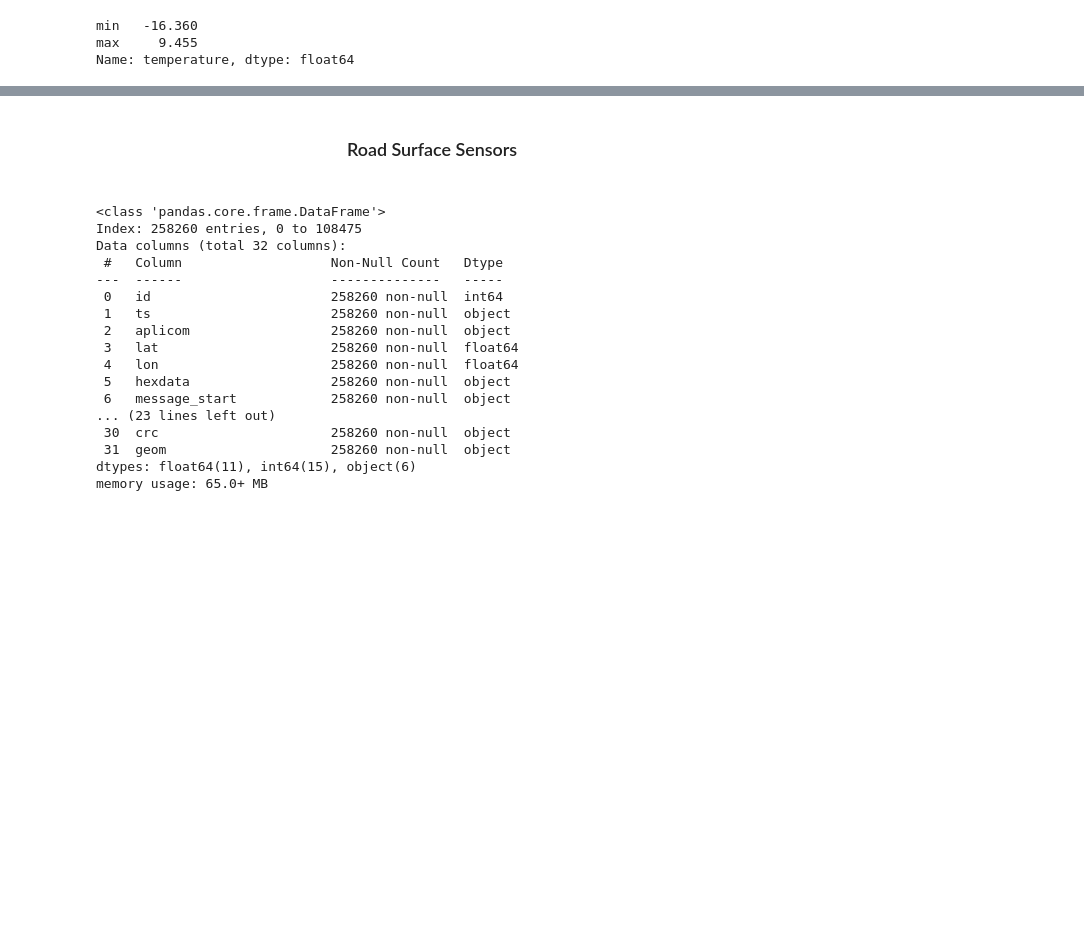
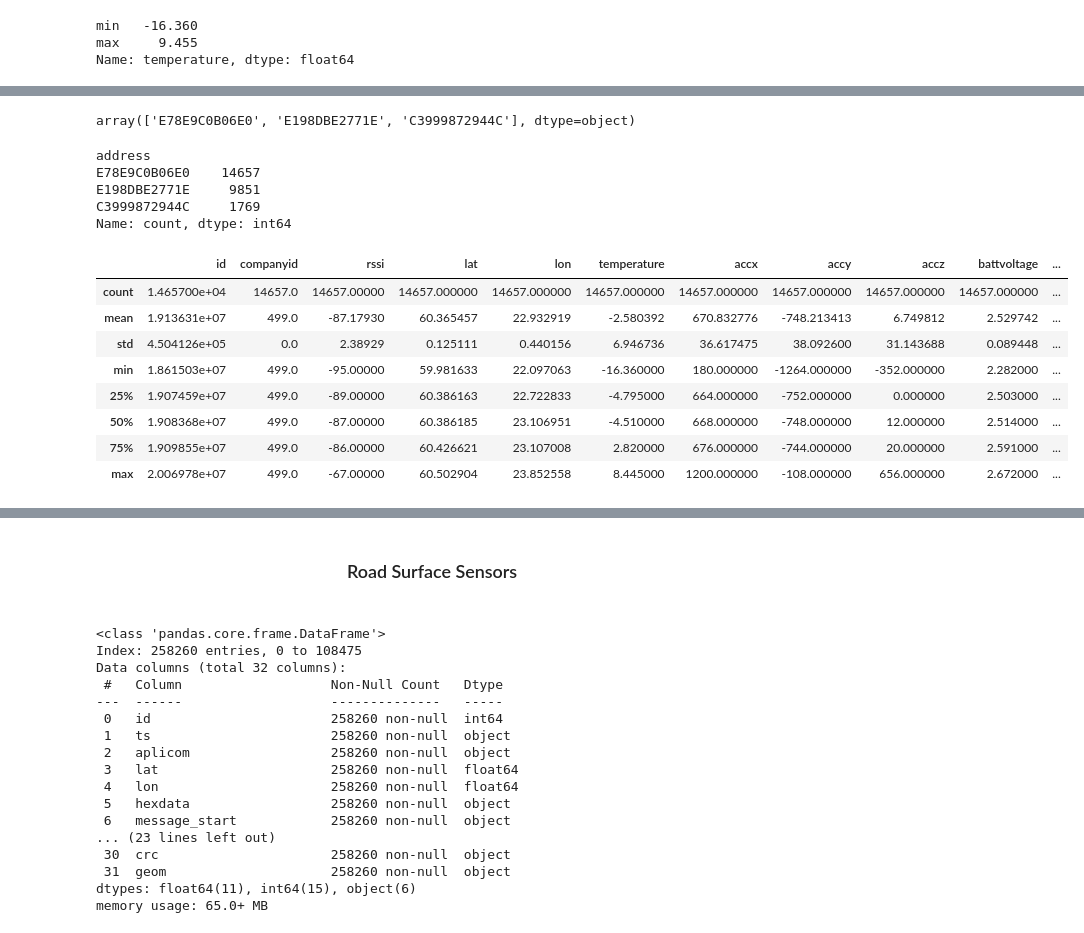
Before and after one commit to Mortti11/Hazard_Situation_Analysis_and_Prediction, a Jupyter notebook: analyzing.ipynb, the cells around one changed output, grey strips where cells are left out. Saved outputs shown, nothing was run; the diff lists cells and outputs as text; code cells hidden in the pictures; blank space fills up the shorter version.

```diff
--- a/analyzing.ipynb
+++ b/analyzing.ipynb
@@ -529,6 +762,0 @@ both counters: 1
-# %%
-# Calculate acceleration magnitude
-motion_df['acc_magnitude']=np.sqrt(motion_df['accx']**2 + motion_df['accy']**2 + motion_df['accz']**2)
-
-print("Acceleration magnitude stats:")
-print(motion_df['acc_magnitude'].describe().round(1))
@@ -546,8 +762,0 @@ Name: acc_magnitude, dtype: float64
-# %%
-# i am going to find where the acceleration is high
-motion_df['hour'] = motion_df['ts'].dt.hour
-threshold_high = motion_df['acc_magnitude'].quantile(0.99)
-high_acceleration = motion_df[motion_df['acc_magnitude'] > threshold_high]
-
-print(high_acceleration.shape)
-high_acceleration["hour"].value_counts().head()
@@ -617,0 +775,26 @@ peak_motion
+# %%
+motion_df['address'].unique()
+# I have three motion sensors
+# %% [output]
+array(['E78E9C0B06E0', 'E198DBE2771E', 'C3999872944C'], dtype=object)
+# %%
+motion_df["address"].value_counts()
+# %% [output]
+address
+E78E9C0B06E0    14657
+E198DBE2771E     9851
+C3999872944C     1769
+Name: count, dtype: int64
+# %%
+# Let's analyze each sessor separately:
+motion_df[motion_df["address"] == 'E78E9C0B06E0'].describe()
+# %% [output]
+|  | id | companyid | rssi | lat | lon | temperature | accx | accy | accz | battvoltage | ... |
+| count | 1.465700e+04 | 14657.0 | 14657.00000 | 14657.000000 | 14657.000000 | 14657.000000 | 14657.000000 | 14657.000000 | 14657.000000 | 14657.000000 | ... |
+| mean | 1.913631e+07 | 499.0 | -87.17930 | 60.365457 | 22.932919 | -2.580392 | 670.832776 | -748.213413 | 6.749812 | 2.529742 | ... |
+| std | 4.504126e+05 | 0.0 | 2.38929 | 0.125111 | 0.440156 | 6.946736 | 36.617475 | 38.092600 | 31.143688 | 0.089448 | ... |
+| min | 1.861503e+07 | 499.0 | -95.00000 | 59.981633 | 22.097063 | -16.360000 | 180.000000 | -1264.000000 | -352.000000 | 2.282000 | ... |
+| 25% | 1.907459e+07 | 499.0 | -89.00000 | 60.386163 | 22.722833 | -4.795000 | 664.000000 | -752.000000 | 0.000000 | 2.503000 | ... |
+| 50% | 1.908368e+07 | 499.0 | -87.00000 | 60.386185 | 23.106951 | -4.510000 | 668.000000 | -748.000000 | 12.000000 | 2.514000 | ... |
+| 75% | 1.909855e+07 | 499.0 | -86.00000 | 60.426621 | 23.107008 | 2.820000 | 676.000000 | -744.000000 | 20.000000 | 2.591000 | ... |
+| max | 2.006978e+07 | 499.0 | -67.00000 | 60.502904 | 23.852558 | 8.445000 | 1200.000000 | -108.000000 | 656.000000 | 2.672000 | ... |
```
Also changed, not shown: parts of 60 cells of this notebook, 1 other file.
